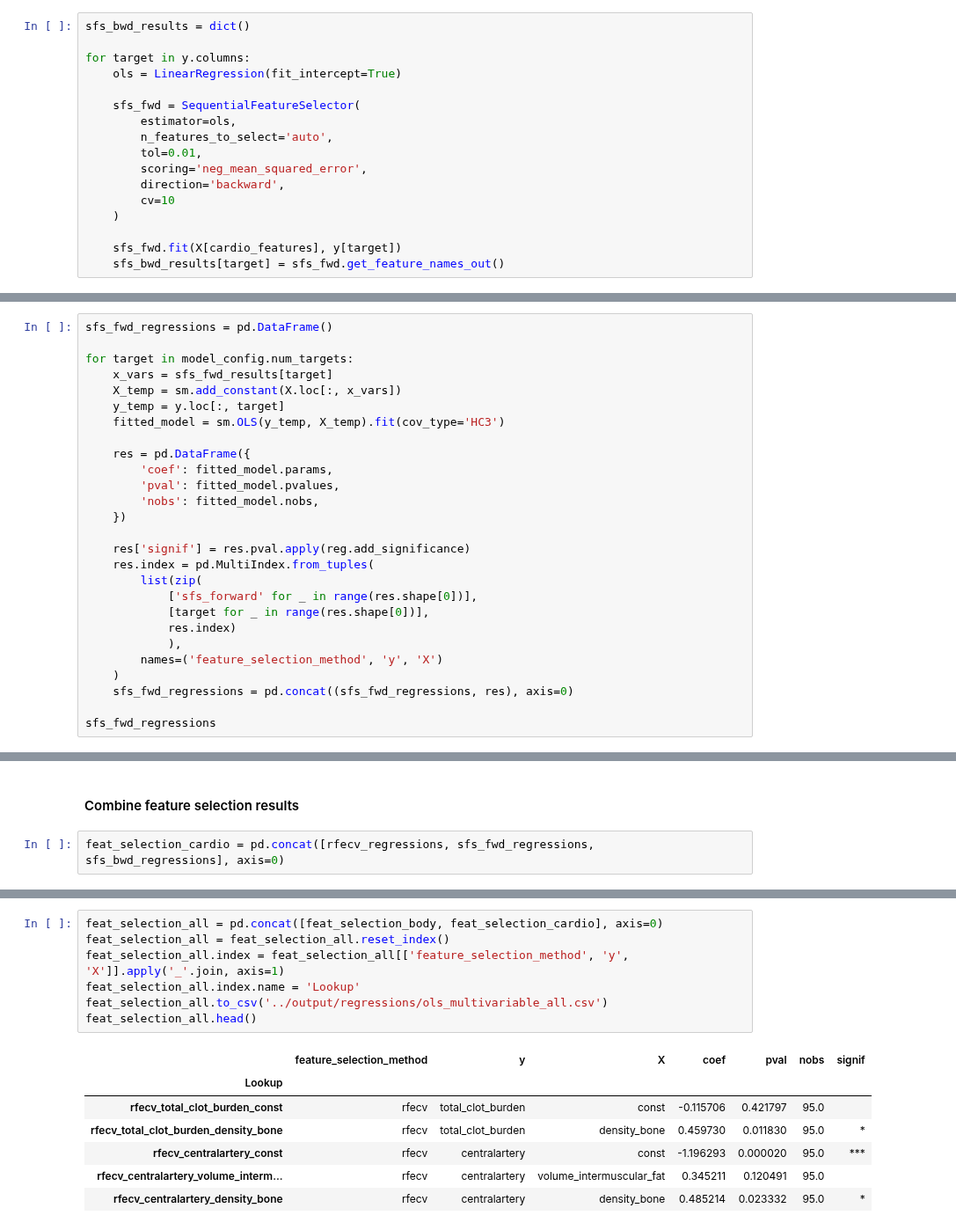
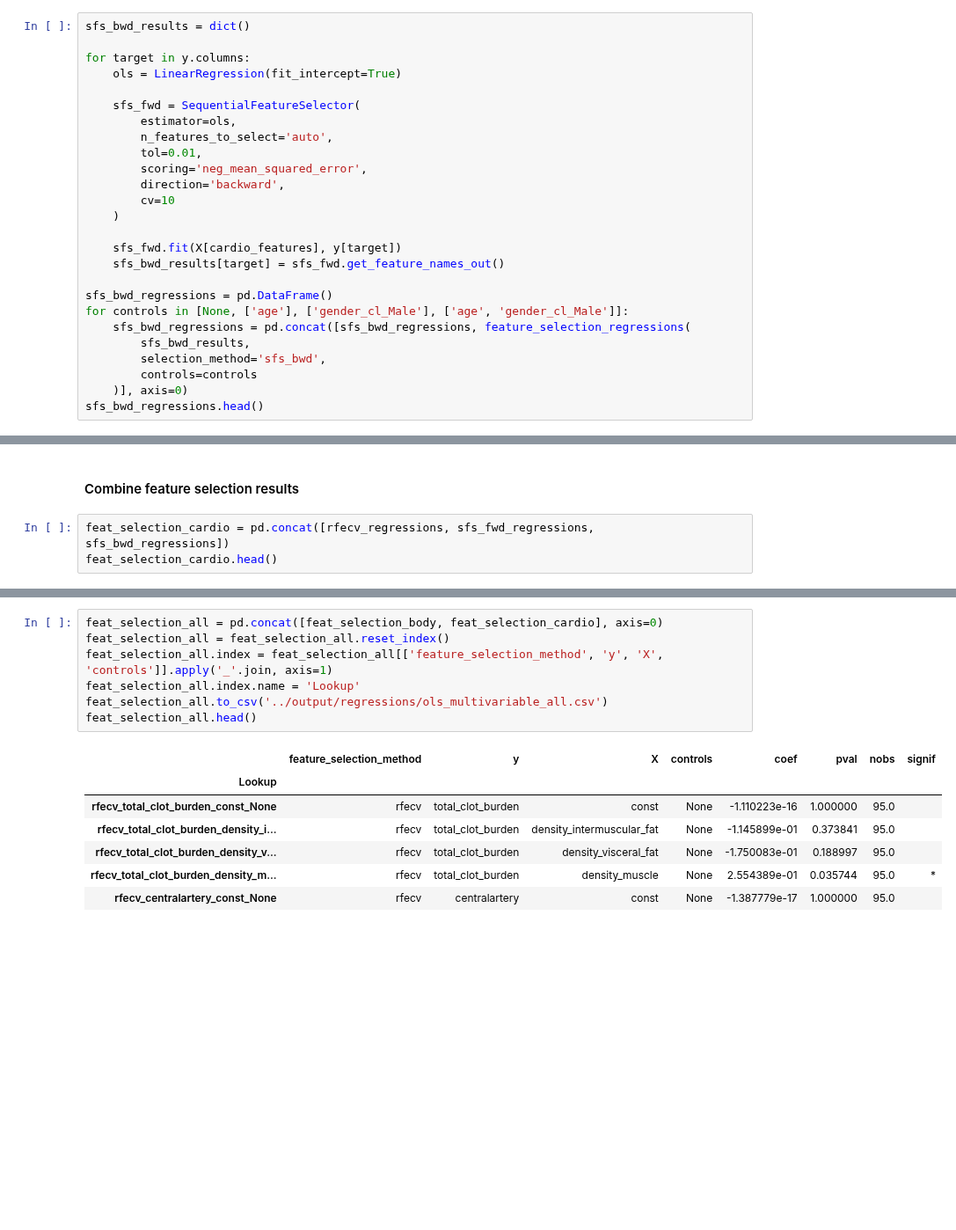
Before and after one commit to qaust/iCPET, a Jupyter notebook: src/ols.ipynb, the cells around one changed output, grey strips where cells are left out. Shown at 88% size. Saved outputs shown, nothing was run; the diff lists cells and outputs as text; blank space fills up the shorter version.

Commit message:
updates to regression code output to include lookups for controls in the multivariable analysis.

```diff
--- a/src/ols.ipynb
+++ b/src/ols.ipynb
@@ -613,3 +608,12 @@ for target in y.columns:
 
 	sfs_fwd.fit(X[cardio_features], y[target])
 	sfs_bwd_results[target] = sfs_fwd.get_feature_names_out()
+
+sfs_bwd_regressions = pd.DataFrame()
+for controls in [None, ['age'], ['gender_cl_Male'], ['age', 'gender_cl_Male']]:
+    sfs_bwd_regressions = pd.concat([sfs_bwd_regressions, feature_selection_regressions(
+        sfs_bwd_results,
+        selection_method='sfs_bwd',
+        controls=controls
+    )], axis=0)
+sfs_bwd_regressions.head()
@@ -677,27 +627,0 @@ for target in y.columns:
-# %%
-sfs_fwd_regressions = pd.DataFrame()
-
-for target in model_config.num_targets:
-	x_vars = sfs_fwd_results[target]
-	X_temp = sm.add_constant(X.loc[:, x_vars])
-	y_temp = y.loc[:, target]
-	fitted_model = sm.OLS(y_temp, X_temp).fit(cov_type='HC3')
-
-	res = pd.DataFrame({
-		'coef': fitted_model.params,
-		'pval': fitted_model.pvalues,
-		'nobs': fitted_model.nobs,
-	})
-
-	res['signif'] = res.pval.apply(reg.add_significance)
-	res.index = pd.MultiIndex.from_tuples(
-		list(zip(
-            ['sfs_forward' for _ in range(res.shape[0])],
-            [target for _ in range(res.shape[0])],
-            res.index)
-            ),
-		names=('feature_selection_method', 'y', 'X')
-	)
-	sfs_fwd_regressions = pd.concat((sfs_fwd_regressions, res), axis=0)
-
-sfs_fwd_regressions
@@ -719,4 +628,5 @@ sfs_fwd_regressions
 # %% [markdown]
 #### Combine feature selection results
 # %%
-feat_selection_cardio = pd.concat([rfecv_regressions, sfs_fwd_regressions, sfs_bwd_regressions], axis=0)
+feat_selection_cardio = pd.concat([rfecv_regressions, sfs_fwd_regressions, sfs_bwd_regressions])
+feat_selection_cardio.head()
@@ -727,15 +641,15 @@ Index(['feature_selection_method', 'y', 'X', 'coef', 'pval', 'nobs', 'signif'],
 # %%
 feat_selection_all = pd.concat([feat_selection_body, feat_selection_cardio], axis=0)
 feat_selection_all = feat_selection_all.reset_index()
-feat_selection_all.index = feat_selection_all[['feature_selection_method', 'y', 'X']].apply('_'.join, axis=1)
+feat_selection_all.index = feat_selection_all[['feature_selection_method', 'y', 'X', 'controls']].apply('_'.join, axis=1)
 feat_selection_all.index.name = 'Lookup'
 feat_selection_all.to_csv('../output/regressions/ols_multivariable_all.csv')
 feat_selection_all.head()
 # %% [output]
-|  | feature_selection_method | y | X | coef | pval | nobs | signif |
-| Lookup |  |  |  |  |  |  |  |
-| rfecv_total_clot_burden_const | rfecv | total_clot_burden | const | -0.115706 | 0.421797 | 95.0 |  |
-| rfecv_total_clot_burden_density_bone | rfecv | total_clot_burden | density_bone | 0.459730 | 0.011830 | 95.0 | * |
-| rfecv_centralartery_const | rfecv | centralartery | const | -1.196293 | 0.000020 | 95.0 | *** |
-| rfecv_centralartery_volume_interm... | rfecv | centralartery | volume_intermuscular_fat | 0.345211 | 0.120491 | 95.0 |  |
-| rfecv_centralartery_density_bone | rfecv | centralartery | density_bone | 0.485214 | 0.023332 | 95.0 | * |
+|  | feature_selection_method | y | X | controls | coef | pval | nobs | signif |
+| Lookup |  |  |  |  |  |  |  |  |
+| rfecv_total_clot_burden_const_None | rfecv | total_clot_burden | const | None | -1.110223e-16 | 1.000000 | 95.0 |  |
+| rfecv_total_clot_burden_density_i... | rfecv | total_clot_burden | density_intermuscular_fat | None | -1.145899e-01 | 0.373841 | 95.0 |  |
+| rfecv_total_clot_burden_density_v... | rfecv | total_clot_burden | density_visceral_fat | None | -1.750083e-01 | 0.188997 | 95.0 |  |
+| rfecv_total_clot_burden_density_m... | rfecv | total_clot_burden | density_muscle | None | 2.554389e-01 | 0.035744 | 95.0 | * |
+| rfecv_centralartery_const_None | rfecv | centralartery | const | None | -1.387779e-17 | 1.000000 | 95.0 |  |
```
Also changed, not shown: parts of 33 cells of this notebook, 5 other files.
